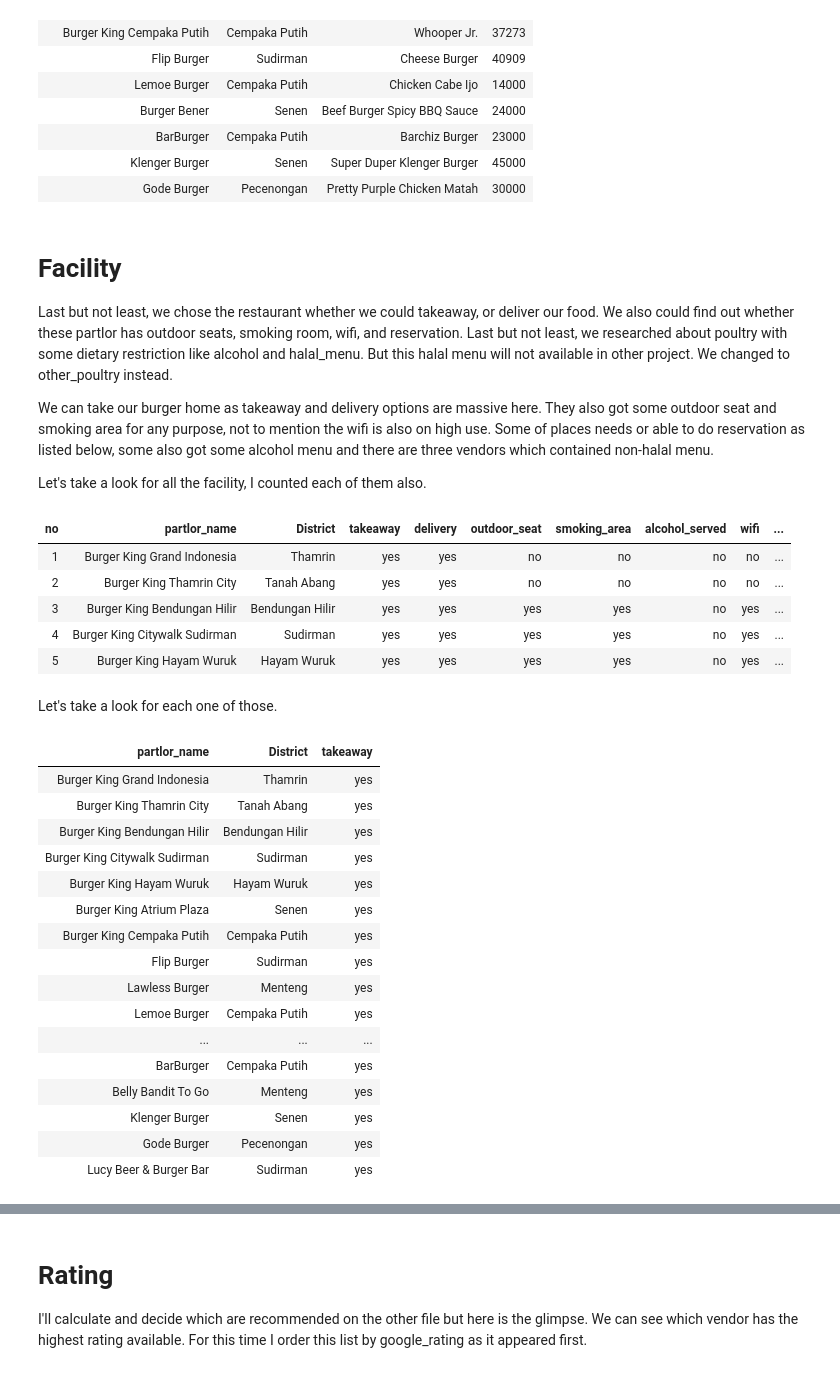
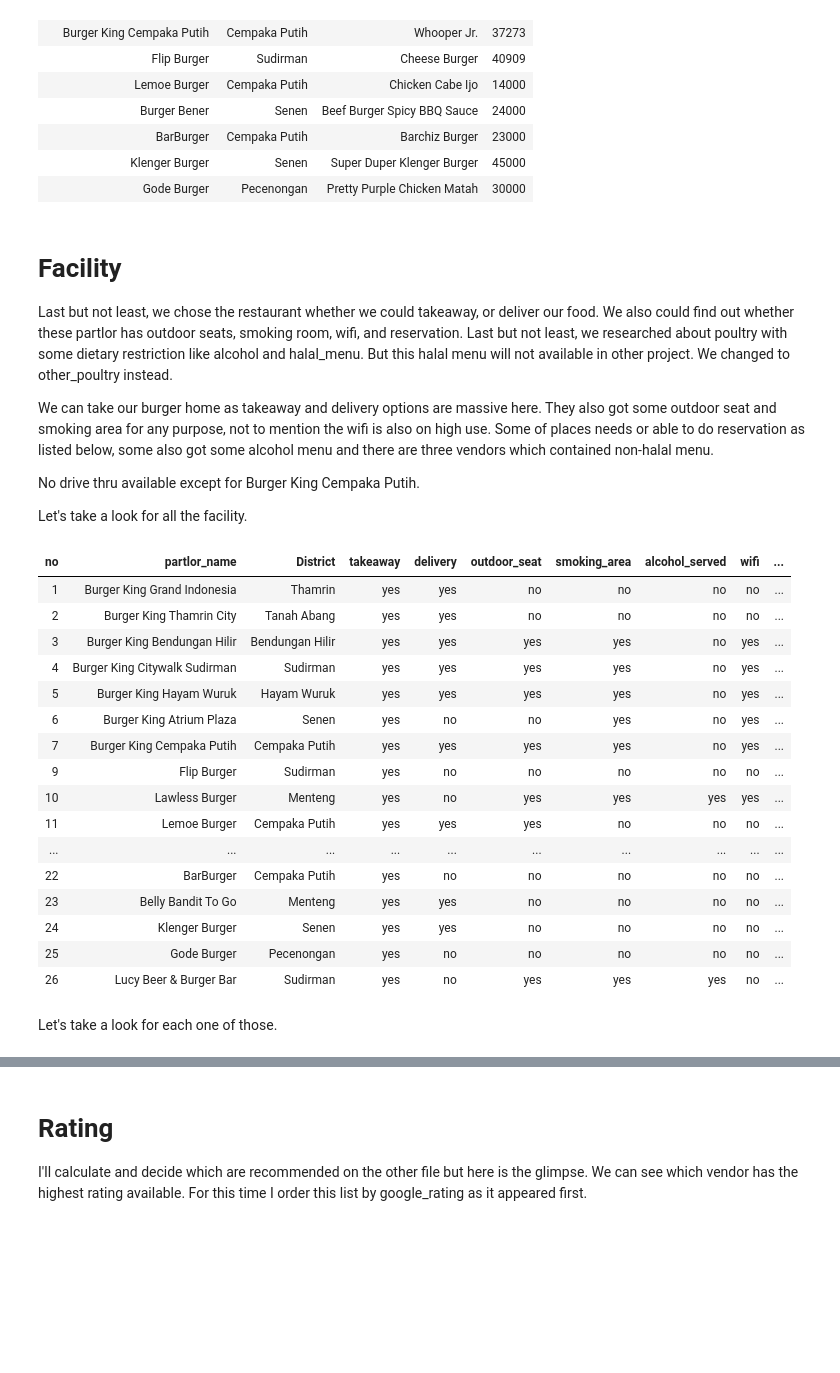
Before and after one commit to miradelimanr/Burger-Jakarta, a Jupyter notebook: central-jakarta.ipynb, the cells around one changed output, grey strips where cells are left out. Saved outputs shown, nothing was run; the diff lists cells and outputs as text; code cells hidden in the pictures; blank space fills up the shorter version.

```diff
--- a/central-jakarta.ipynb
+++ b/central-jakarta.ipynb
@@ -126,38 +128,29 @@ Last but not least, we chose the restaurant whether we could takeaway, or delive
 
 We can take our burger home as takeaway and delivery options are massive here. They also got some outdoor seat and smoking area for any purpose, not to mention the wifi is also on high use. Some of places needs or able to do reservation as listed below, some also got some alcohol menu and there are three vendors which contained non-halal menu.
 
-Let's take a look for all the facility, I counted each of them also.
+No drive thru available except for Burger King Cempaka Putih.
+
+Let's take a look for all the facility.
 # %%
 burger = sqldf("SELECT no, partlor_name, district, takeaway, delivery, outdoor_seat, smoking_area, alcohol_served, wifi, reservation, drive_thru, halal_food FROM burger")
-burger.head().style.hide_index()
+burger.style.hide_index()
 # %% [output]
 | no | partlor_name | District | takeaway | delivery | outdoor_seat | smoking_area | alcohol_served | wifi | ... |
 | 1 | Burger King Grand Indonesia | Thamrin | yes | yes | no | no | no | no | ... |
 | 2 | Burger King Thamrin City | Tanah Abang | yes | yes | no | no | no | no | ... |
 | 3 | Burger King Bendungan Hilir | Bendungan Hilir | yes | yes | yes | yes | no | yes | ... |
 | 4 | Burger King Citywalk Sudirman | Sudirman | yes | yes | yes | yes | no | yes | ... |
 | 5 | Burger King Hayam Wuruk | Hayam Wuruk | yes | yes | yes | yes | no | yes | ... |
+| 6 | Burger King Atrium Plaza | Senen | yes | no | no | yes | no | yes | ... |
+| 7 | Burger King Cempaka Putih | Cempaka Putih | yes | yes | yes | yes | no | yes | ... |
+| 9 | Flip Burger | Sudirman | yes | no | no | no | no | no | ... |
+| 10 | Lawless Burger | Menteng | yes | no | yes | yes | yes | yes | ... |
+| 11 | Lemoe Burger | Cempaka Putih | yes | yes | yes | no | no | no | ... |
+| ... | ... | ... | ... | ... | ... | ... | ... | ... | ... |
+| 22 | BarBurger | Cempaka Putih | yes | no | no | no | no | no | ... |
+| 23 | Belly Bandit To Go | Menteng | yes | yes | no | no | no | no | ... |
+| 24 | Klenger Burger | Senen | yes | yes | no | no | no | no | ... |
+| 25 | Gode Burger | Pecenongan | yes | no | no | no | no | no | ... |
+| 26 | Lucy Beer & Burger Bar | Sudirman | yes | no | yes | yes | yes | no | ... |
 # %% [markdown]
 Let's take a look for each one of those.
-# %%
-#takeaway
-takeaway = sqldf("SELECT partlor_name, district, takeaway FROM burger WHERE takeaway = 'yes'")
-takeaway.style.hide_index()
-# %% [output]
-| partlor_name | District | takeaway |
-| Burger King Grand Indonesia | Thamrin | yes |
-| Burger King Thamrin City | Tanah Abang | yes |
-| Burger King Bendungan Hilir | Bendungan Hilir | yes |
-| Burger King Citywalk Sudirman | Sudirman | yes |
-| Burger King Hayam Wuruk | Hayam Wuruk | yes |
-| Burger King Atrium Plaza | Senen | yes |
-| Burger King Cempaka Putih | Cempaka Putih | yes |
-| Flip Burger | Sudirman | yes |
-| Lawless Burger | Menteng | yes |
-| Lemoe Burger | Cempaka Putih | yes |
-| ... | ... | ... |
-| BarBurger | Cempaka Putih | yes |
-| Belly Bandit To Go | Menteng | yes |
-| Klenger Burger | Senen | yes |
-| Gode Burger | Pecenongan | yes |
-| Lucy Beer & Burger Bar | Sudirman | yes |
```
Also changed, not shown: parts of 20 cells of this notebook.
